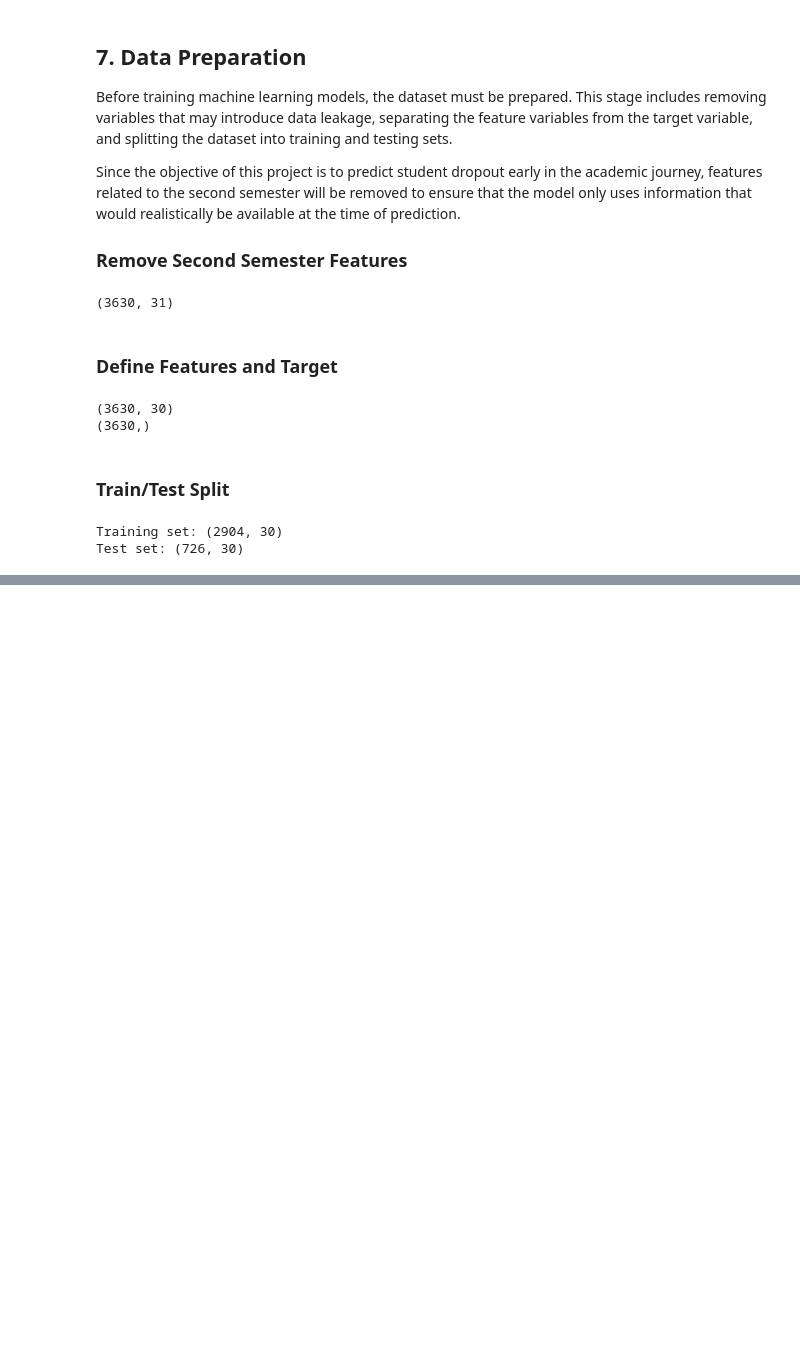
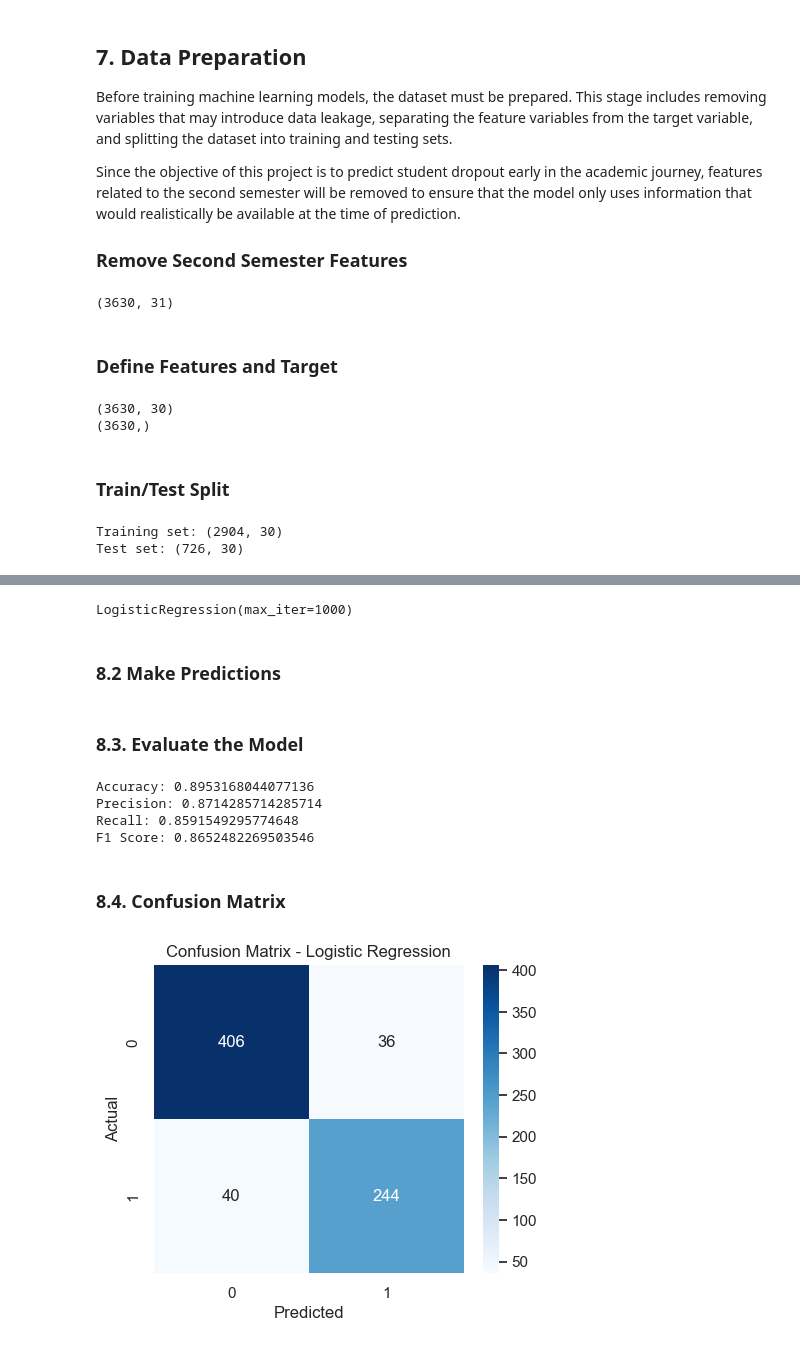
Before and after one commit to DimitarMalamski/student-dropout-predictor, a Jupyter notebook: notebooks/dropout_predictor.ipynb, the cells around one changed output, grey strips where cells are left out. Cells and saved outputs as stored; diff of their text form; code cells hidden in the pictures; blank space fills up the shorter version.

Commit message:
Evaluate a base regression model

```diff
--- a/notebooks/dropout_predictor.ipynb
+++ b/notebooks/dropout_predictor.ipynb
@@ -245,7 +246,8 @@ print(y.shape)
 X_train, X_test, y_train, y_test = train_test_split(
     X, y,
     test_size=0.2,
-    random_state=42
+    random_state=42,
+    stratify=y
 )
 
 print("Training set:", X_train.shape)
@@ -255,0 +260,9 @@ Test set: (726, 30)
+# %%
+# Initialize scaler
+scaler = StandardScaler()
+
+# Fit scaler on training data
+X_train_scaled = scaler.fit_transform(X_train)
+
+# Apply same transformation to test data
+X_test_scaled = scaler.transform(X_test)
@@ -255,0 +277,45 @@ Test set: (726, 30)
+# %%
+# Initialize the model
+log_model = LogisticRegression(max_iter=1000)
+
+# Train the model
+log_model.fit(X_train_scaled, y_train)
+# %% [output]
+LogisticRegression(max_iter=1000)
+# %% [markdown]
+### 8.2 Make Predictions
+# %%
+# Predict on the test set
+y_pred = log_model.predict(X_test_scaled)
+# %% [markdown]
+### 8.3. Evaluate the Model
+# %%
+accuracy = accuracy_score(y_test, y_pred)
+precision = precision_score(y_test, y_pred)
+recall = recall_score(y_test, y_pred)
+f1 = f1_score(y_test, y_pred)
+
+print("Accuracy:", accuracy)
+print("Precision:", precision)
+print("Recall:", recall)
+print("F1 Score:", f1)
+# %% [output]
+Accuracy: 0.8953168044077136
+Precision: 0.8714285714285714
+Recall: 0.8591549295774648
+F1 Score: 0.8652482269503546
+# %% [markdown]
+### 8.4. Confusion Matrix
+# %%
+cm = confusion_matrix(y_test, y_pred)
+
+plt.figure(figsize=(5,4))
+sns.heatmap(cm, annot=True, fmt="d", cmap="Blues")
+
+plt.xlabel("Predicted")
+plt.ylabel("Actual")
+plt.title("Confusion Matrix - Logistic Regression")
+
+plt.show()
+# %% [output]
+[figure, added]
```
Also changed, not shown: parts of 3 cells of this notebook.
